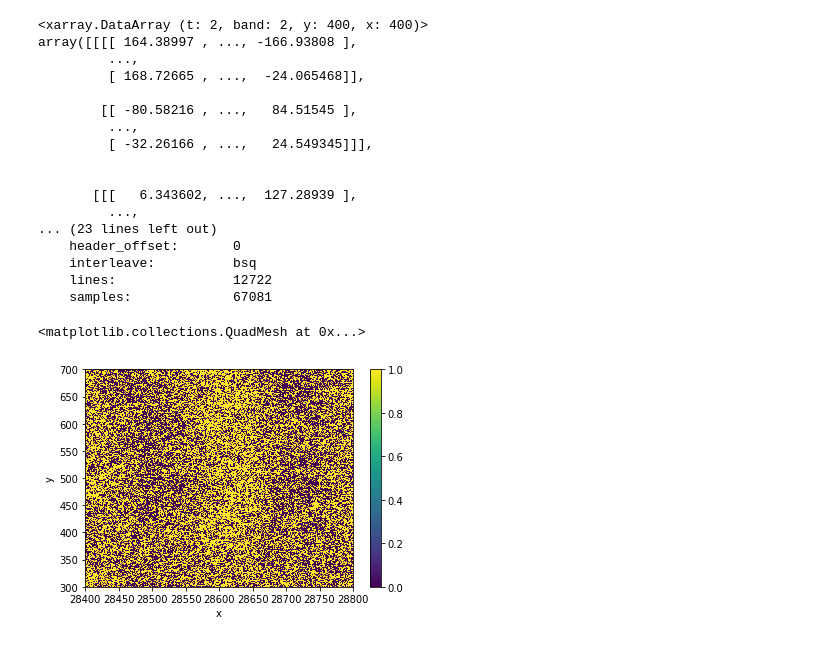
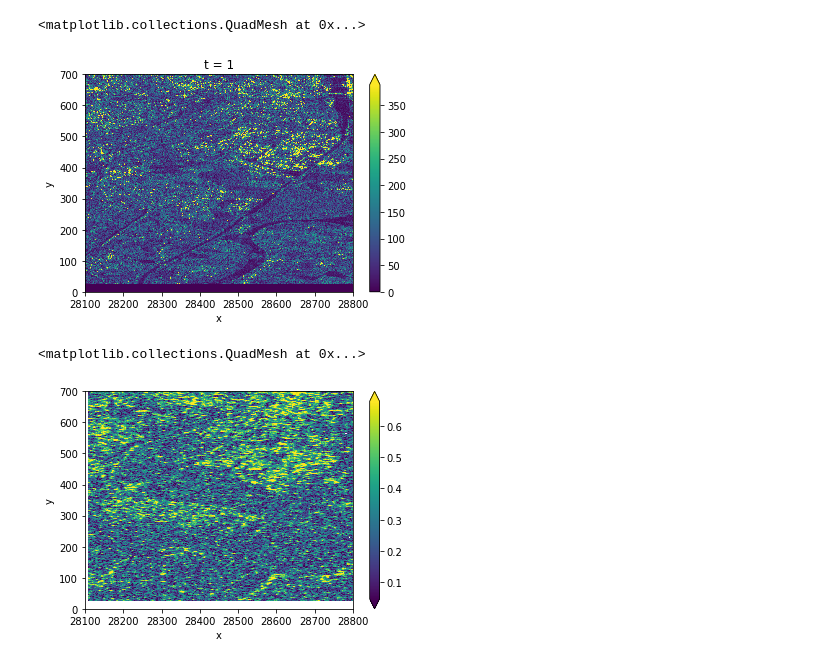
Before and after one commit to jonathom/coherence-docs, a Jupyter notebook: coherence.ipynb, the cells around one changed output. Saved outputs shown, nothing was run; the diff lists cells and outputs as text; code cells hidden in the pictures.

```diff
--- a/coherence.ipynb
+++ b/coherence.ipynb
@@ -41,37 +41,35 @@ img2_i = xr.open_rasterio("/data/users/Public/jonathanbahlmann/spark_results/202
 
 #img2_q = img2_q.isel(band=0, x=slice(28400,28800), y=slice(300,700))
 #img2_i = img2_i.isel(band=0, x=slice(28400,28800), y=slice(300,700))":
-img1_q = img1_q.isel(band=0, x=slice(28400,28800), y=slice(300,700))
-img1_i = img1_i.isel(band=0, x=slice(28400,28800), y=slice(300,700))
-img2_q = img2_q.isel(band=0, x=slice(28400,28800), y=slice(300,700))
-img2_i = img2_i.isel(band=0, x=slice(28400,28800), y=slice(300,700))
+img1_q = img1_q.isel(band=0, x=slice(28100,28800), y=slice(0,700))
+img1_i = img1_i.isel(band=0, x=slice(28100,28800), y=slice(0,700))
+img2_q = img2_q.isel(band=0, x=slice(28100,28800), y=slice(0,700))
+img2_i = img2_i.isel(band=0, x=slice(28100,28800), y=slice(0,700))
 # %%
 img1 = xr.concat([img1_q, img1_i], pd.Index(["q", "i"], name = "band"))
 img2 = xr.concat([img2_q, img2_i], pd.Index(["q", "i"], name = "band"))
 img = xr.concat([img1, img2], pd.Index([1, 2], name = "t"))
-img
+intensity1 = (img.sel(band="i", t=1) ** 2 + img.sel(band="q", t=1) ** 2) ** 0.5
+# show intensity
+intensity1.plot(robust=True)
 # %% [output]
-<xarray.DataArray (t: 2, band: 2, y: 400, x: 400)>
-array([[[[ 164.38997 , ..., -166.93808 ],
-         ...,
-         [ 168.72665 , ...,  -24.065468]],
-
-        [[ -80.58216 , ...,   84.51545 ],
-         ...,
-         [ -32.26166 , ...,   24.549345]]],
-
-
-       [[[   6.343602, ...,  127.28939 ],
-         ...,
-... (23 lines left out)
-    header_offset:       0
-    interleave:          bsq
-    lines:               12722
-    samples:             67081
+<matplotlib.collections.QuadMesh at 0x...>
+[figure, added]
+# %%
+# VV_q_coh = (IMG'i_VV',t=pair[0])]*IMG'i_VV',t=pair[1])]+IMG'q_VV',t=pair[0])]*IMG'q_VV',t=pair[1])]) / np.sqrt((IMG'i_VV',t=pair[0])]**2+IMG'q_VV',t=pair[0])]**2)*(IMG'i_VV',t=pair[1])]**2+IMG'q_VV',t=pair[1])]**2))
+# VV_i_coh = (IMG'i_VV',t=pair[1])]*IMG'q_VV',t=pair[0])]-IMG'i_VV',t=pair[0])]*IMG'q_VV',t=pair[1])]) / np.sqrt((IMG'i_VV',t=pair[0])]**2+IMG'q_VV',t=pair[0])]**2)*(IMG'i_VV',t=pair[1])]**2+IMG'q_VV',t=pair[1])]**2))
+q_coh = (img.sel(band="i", t=1) * img.sel(band="i", t=2) + img.sel(band="q", t=1) * img.sel(band="q", t=2)) / ((img.sel(band="i", t=1)**2 + img.sel(band="q", t=1)**2) * (img.sel(band="i", t=2)**2 + img.sel(band="q", t=2)**2))**0.5
+i_coh = (img.sel(band="i", t=2) * img.sel(band="q", t=1) - img.sel(band="i", t=1) * img.sel(band="q", t=2)) / ((img.sel(band="i", t=1)**2 + img.sel(band="q", t=1)**2) * (img.sel(band="i", t=2)**2 + img.sel(band="q", t=2)**2))**0.5
+# azimuth is flight direction, sentinel usually takes like 10:3 range:azimuth
+# which means here: y = azimuth, x = range
+q_coh_agg = q_coh.rolling(x=10).sum().rolling(y=3).sum()
+q_coh_agg_mean = q_coh_agg / 30
+i_coh_agg = i_coh.rolling(x=10).sum().rolling(y=3).sum()
+i_coh_agg_mean = i_coh_agg / 30
 # %%
-# compute complex coherence with formula from SAR2Cube
-coh_complex = (img.sel(band="i", t=1) * img.sel(band="i", t=2)) + (img.sel(band="q", t=1) * img.sel(band="q", t=2)) / ((((img.sel(band="i", t=1) ** 2  + img.sel(band="q", t=1) ** 2)) * ((img.sel(band="i", t=2) ** 2  + img.sel(band="q", t=2) ** 2))) ** 0.5)
-coh_complex.clip(min=0, max=1).plot()
+# intensity
+coh_int = (i_coh_agg_mean**2 + q_coh_agg_mean**2)**0.5
+coh_int.plot(robust=True)
 # %% [output]
 <matplotlib.collections.QuadMesh at 0x...>
-[figure, old version]
+[figure, new version]
```
Also changed, not shown: parts of 1 cell of this notebook.
